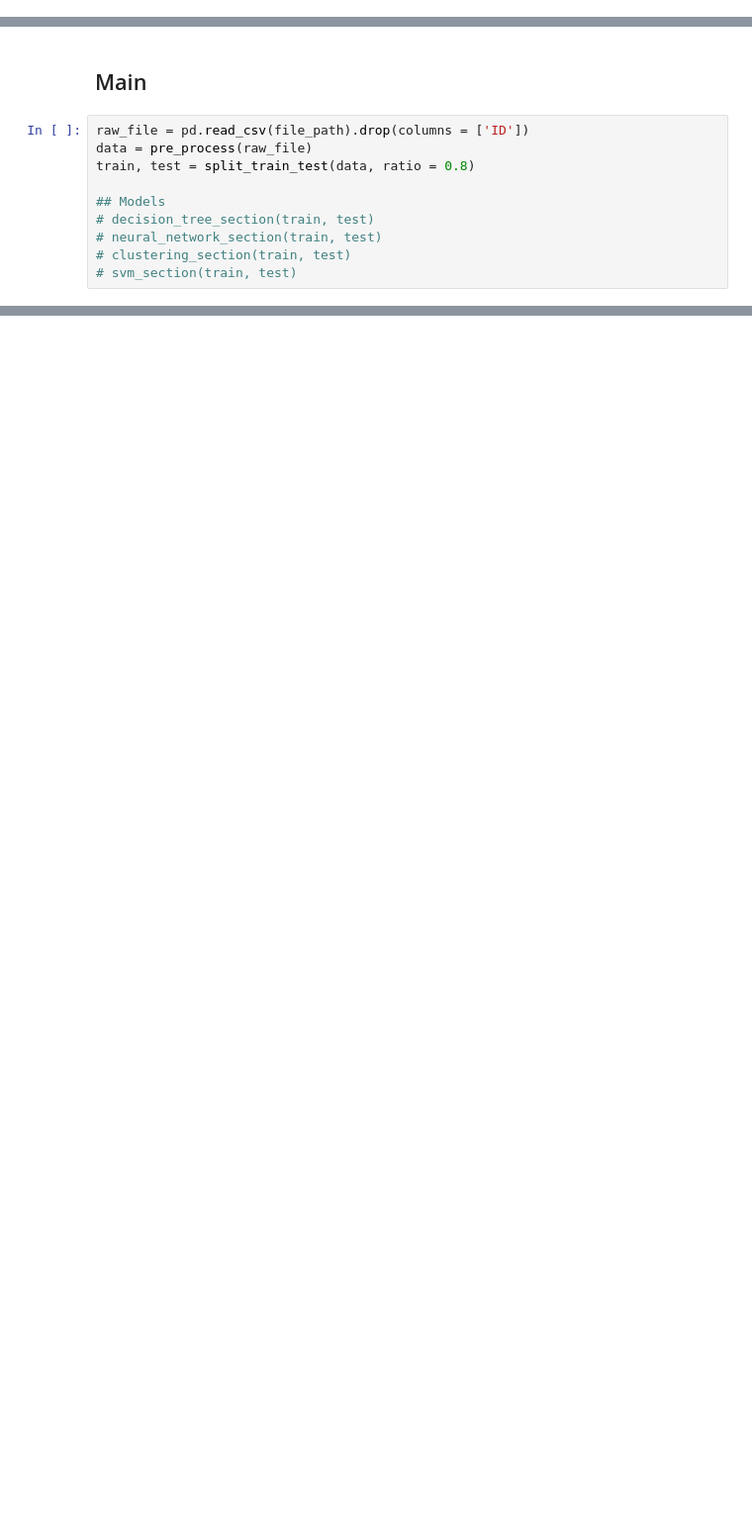
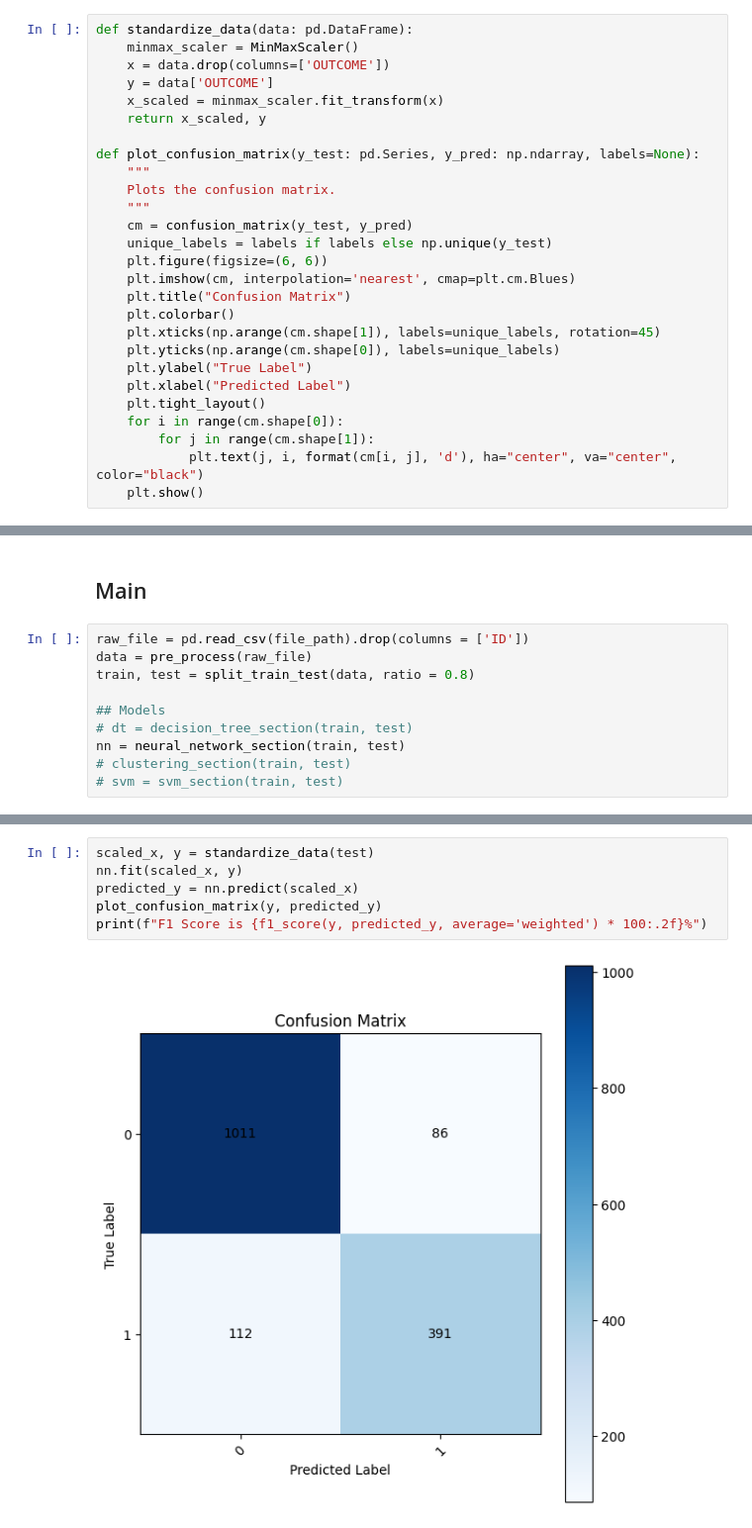
Before and after one commit to yonatan1golan/University, a Jupyter notebook: ml/nn_model_test.ipynb, the cells around one changed output, grey strips where cells are left out. Shown at 99% size. Drawn from its saved outputs; the diff is of its cells as text; blank space fills up the shorter version.

```diff
--- a/ml/nn_model_test.ipynb
+++ b/ml/nn_model_test.ipynb
@@ -194,3 +187,30 @@ def standardize_data(train: pd.DataFrame):
+# %%
+def standardize_data(data: pd.DataFrame):
+    minmax_scaler = MinMaxScaler()
+    x = data.drop(columns=['OUTCOME'])
+    y = data['OUTCOME']
+    x_scaled = minmax_scaler.fit_transform(x)
+    return x_scaled, y
+
+def plot_confusion_matrix(y_test: pd.Series, y_pred: np.ndarray, labels=None):
+    """
+    Plots the confusion matrix.
+    """
+    cm = confusion_matrix(y_test, y_pred)
+    unique_labels = labels if labels else np.unique(y_test)
+    plt.figure(figsize=(6, 6))
+    plt.imshow(cm, interpolation='nearest', cmap=plt.cm.Blues)
+    plt.title("Confusion Matrix")
+    plt.colorbar()
+    plt.xticks(np.arange(cm.shape[1]), labels=unique_labels, rotation=45)
+    plt.yticks(np.arange(cm.shape[0]), labels=unique_labels)
+    plt.ylabel("True Label")
+    plt.xlabel("Predicted Label")
+    plt.tight_layout()
+    for i in range(cm.shape[0]):
+        for j in range(cm.shape[1]):
+            plt.text(j, i, format(cm[i, j], 'd'), ha="center", va="center", color="black")
+    plt.show()
 # %% [markdown]
 ## Decision Tree
 # %%
@@ -706,7 +767,7 @@ data = pre_process(raw_file)
 train, test = split_train_test(data, ratio = 0.8)
 
 ## Models
-# decision_tree_section(train, test)
-# neural_network_section(train, test)
+# dt = decision_tree_section(train, test)
+nn = neural_network_section(train, test)
 # clustering_section(train, test)
-# svm_section(train, test)
+# svm = svm_section(train, test)
@@ -746,0 +776,8 @@ F1 Score (Tuned Model): 71.95%
+# %%
+scaled_x, y = standardize_data(test)
+nn.fit(scaled_x, y)
+predicted_y = nn.predict(scaled_x)
+plot_confusion_matrix(y, predicted_y)
+print(f"F1 Score is {f1_score(y, predicted_y, average='weighted') * 100:.2f}%")
+# %% [output]
+[figure, added]
```
Also changed, not shown: parts of 10 cells of this notebook.
